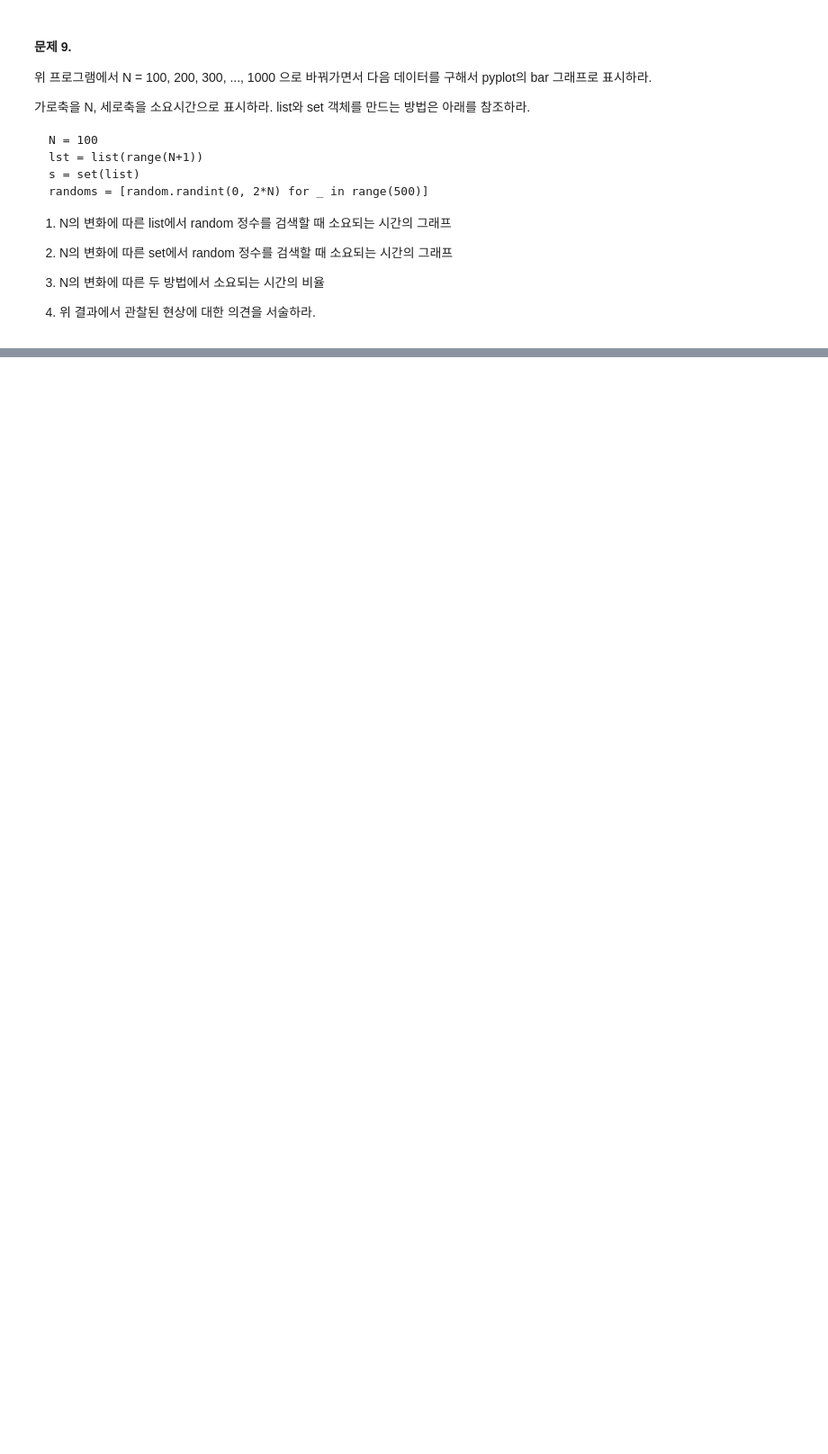
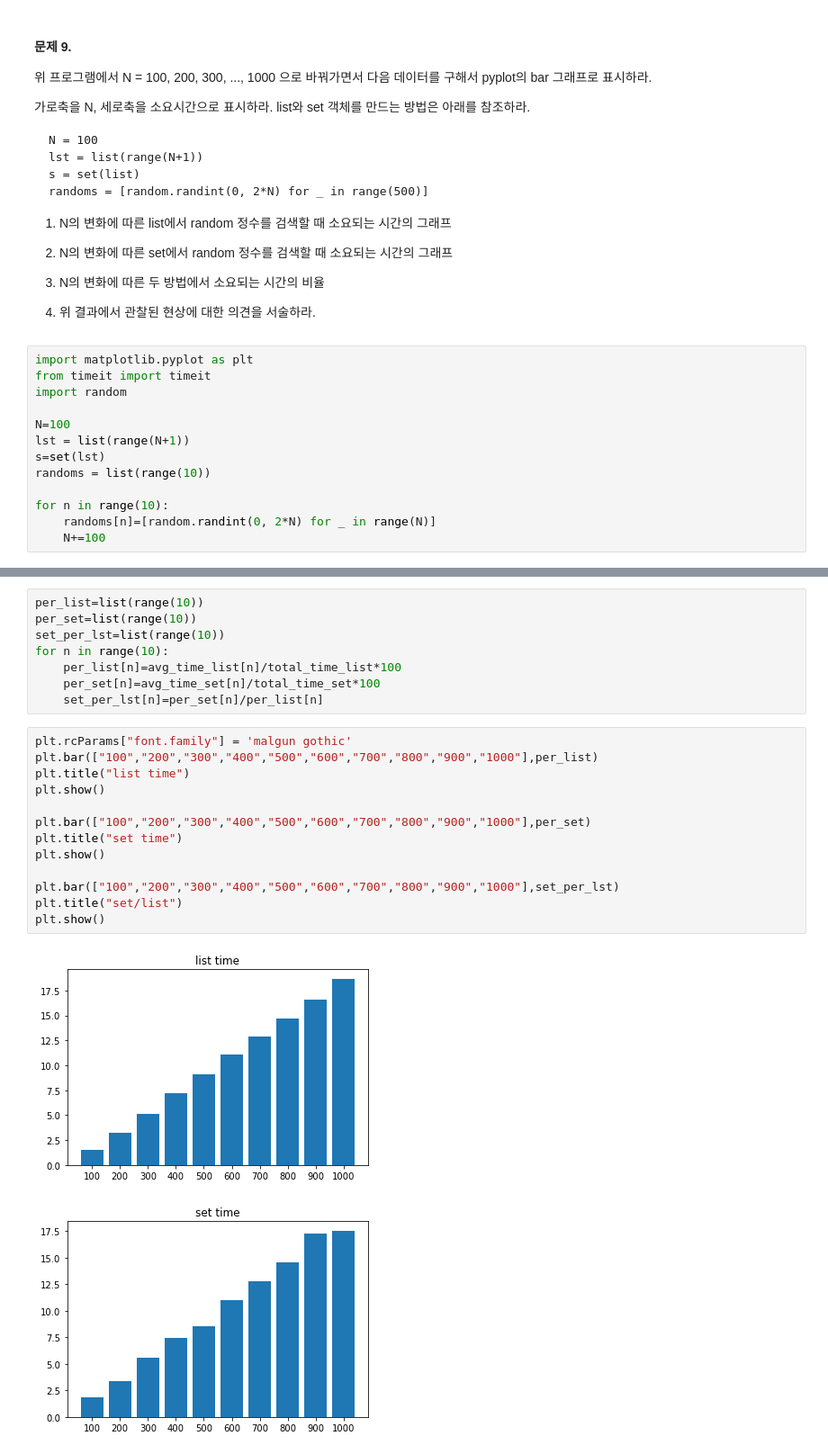
Before and after one commit to SeoHwiDo/pythonSC, a Jupyter notebook: PSP-2021-01-lab-5-20205188-서휘도.ipynb, the cells around one changed output, grey strips where cells are left out. Shown at 90% size. Cells and saved outputs as stored; diff of their text form; blank space fills up the shorter version.

```diff
--- a/PSP-2021-01-lab-5-20205188-서휘도.ipynb
+++ b/PSP-2021-01-lab-5-20205188-서휘도.ipynb
@@ -328,3 +395,16 @@ randoms = [random.randint(0, 2*N) for _ in range(500)]
 3) N의 변화에 따른 두 방법에서 소요되는 시간의 비율
 
 4) 위 결과에서 관찰된 현상에 대한 의견을 서술하라.
+# %%
+import matplotlib.pyplot as plt
+from timeit import timeit
+import random
+
+N=100
+lst = list(range(N+1))
+s=set(lst)
+randoms = list(range(10))
+
+for n in range(10):
+    randoms[n]=[random.randint(0, 2*N) for _ in range(N)]
+    N+=100
@@ -330,0 +436,24 @@ randoms = [random.randint(0, 2*N) for _ in range(500)]
+# %%
+per_list=list(range(10))
+per_set=list(range(10))
+set_per_lst=list(range(10))
+for n in range(10):
+    per_list[n]=avg_time_list[n]/total_time_list*100
+    per_set[n]=avg_time_set[n]/total_time_set*100
+    set_per_lst[n]=per_set[n]/per_list[n]
+# %%
+plt.rcParams["font.family"] = 'malgun gothic'
+plt.bar(["100","200","300","400","500","600","700","800","900","1000"],per_list)
+plt.title("list time")
+plt.show()
+
+plt.bar(["100","200","300","400","500","600","700","800","900","1000"],per_set)
+plt.title("set time")
+plt.show()
+
+plt.bar(["100","200","300","400","500","600","700","800","900","1000"],set_per_lst)
+plt.title("set/list")
+plt.show()
+# %% [output]
+[figure, added]
+[figure, added]
```
Also changed, not shown: parts of 16 cells of this notebook.
